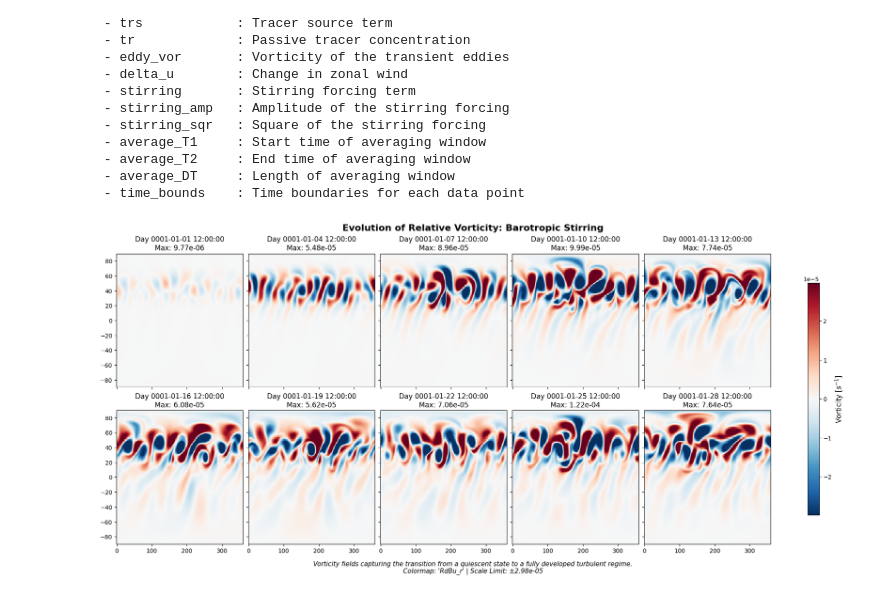
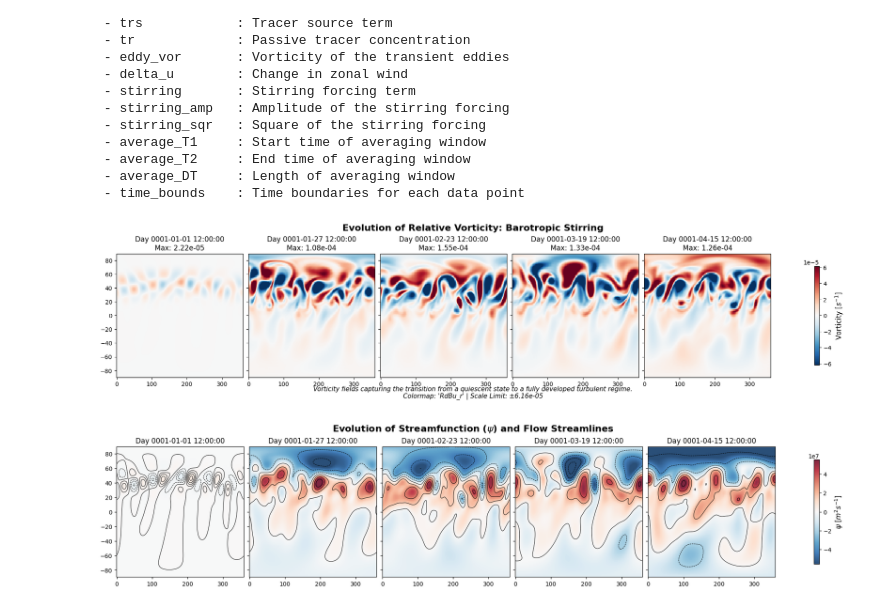
Before and after one commit to tglanz/climatology, a Jupyter notebook: notebooks/nc_processing_example.ipynb, the cells around one changed output. Drawn from its saved outputs; the diff is of its cells as text; code cells hidden in the pictures.

```diff
--- a/notebooks/nc_processing_example.ipynb
+++ b/notebooks/nc_processing_example.ipynb
@@ -7,7 +7,7 @@ import xarray as xr
 import numpy as np
 import matplotlib.pyplot as plt
 
-def fix(ds):
+def preprocess_dataset(ds):
     for v in ds.variables:
         if 'units' in ds[v].attrs and '0000-00-00' in ds[v].attrs['units']:
             ds[v].attrs['units'] = ds[v].attrs['units'].replace('0000-00-00', '0001-01-01')
@@ -16,13 +16,13 @@ def fix(ds):
     return ds
 
 ds_raw = xr.open_mfdataset(
-    '../.isca_data/barotropic_stirring/run*/atmos_daily.nc',
+    '../output/barotropic_stirring-T85/run*/atmos_daily.nc',
     combine='by_coords',
     data_vars='minimal',
     coords='minimal',
     compat='override',
     decode_times=False,
-    preprocess=fix
+    preprocess=preprocess_dataset
 )
 
 ds = xr.decode_cf(ds_raw, decode_times=xr.coders.CFDatetimeCoder(use_cftime=True), decode_timedelta=True)
@@ -160,14 +265,26 @@ def plot_variable_evolution(data_array, slices, units="", title="", description=
+# %%
+total_time_steps = len(ds.time)
+num_slices = 5
+selected_indices = np.linspace(0, total_time_steps - 1, num_slices).astype(int).tolist()
 # %%
-selected_indices = [0, 3, 6, 9, 12, 15, 18, 21, 24, 27]
-
 plot_variable_evolution(
     data_array=ds.vor,
     slices=selected_indices,
     units="Vorticity [$s^{-1}$]",
     title="Evolution of Relative Vorticity: Barotropic Stirring",
     description="Vorticity fields capturing the transition from a quiescent state to a fully developed turbulent regime.",
     cmap="RdBu_r",
     robust_scaling=True
 )
 # %% [output]
-[figure, old version]
+[figure, new version]
+# %%
+plot_streamfunction_evolution(
+    data_array=ds.stream,
+    slices=selected_indices,
+    contour_levels=10,
+    title=r"Evolution of Streamfunction ($\psi$) and Flow Streamlines",
+    robust_scaling=True
+)
+# %% [output]
+[figure, added]
```
Also changed, not shown: parts of 3 cells of this notebook, 2 other files.
